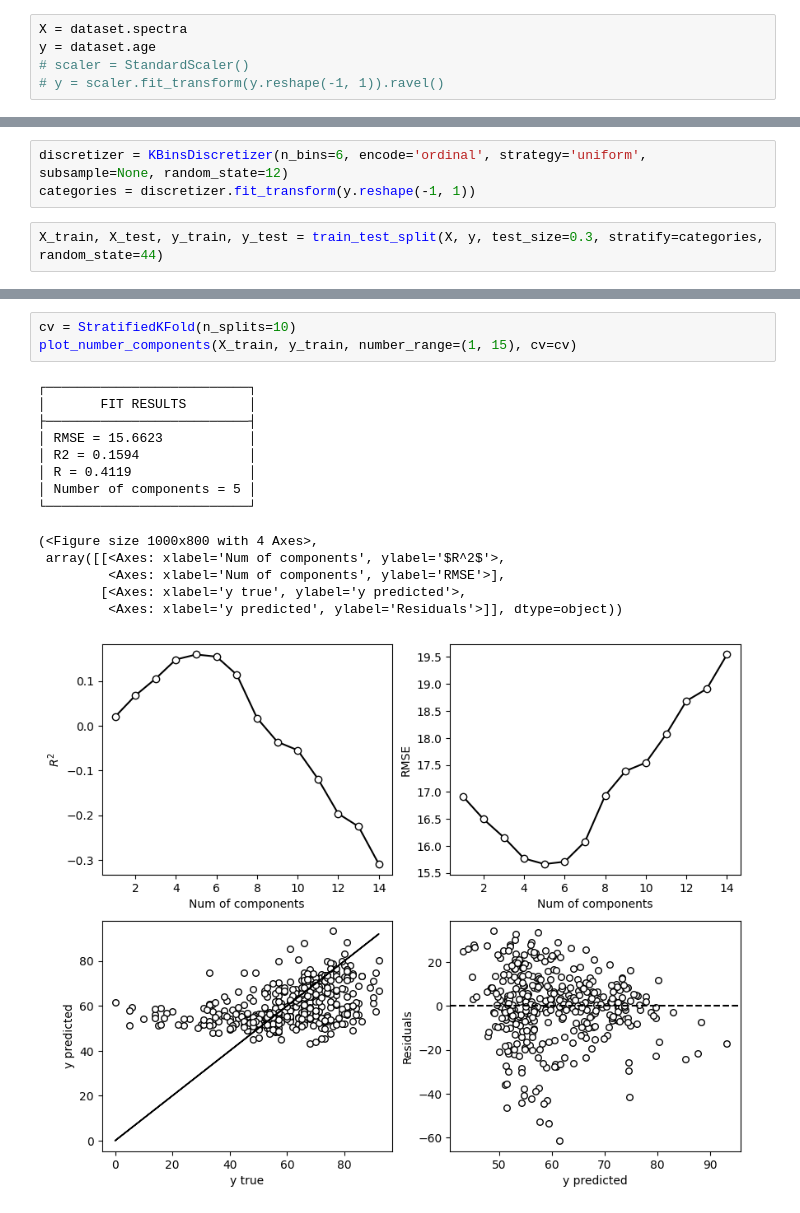
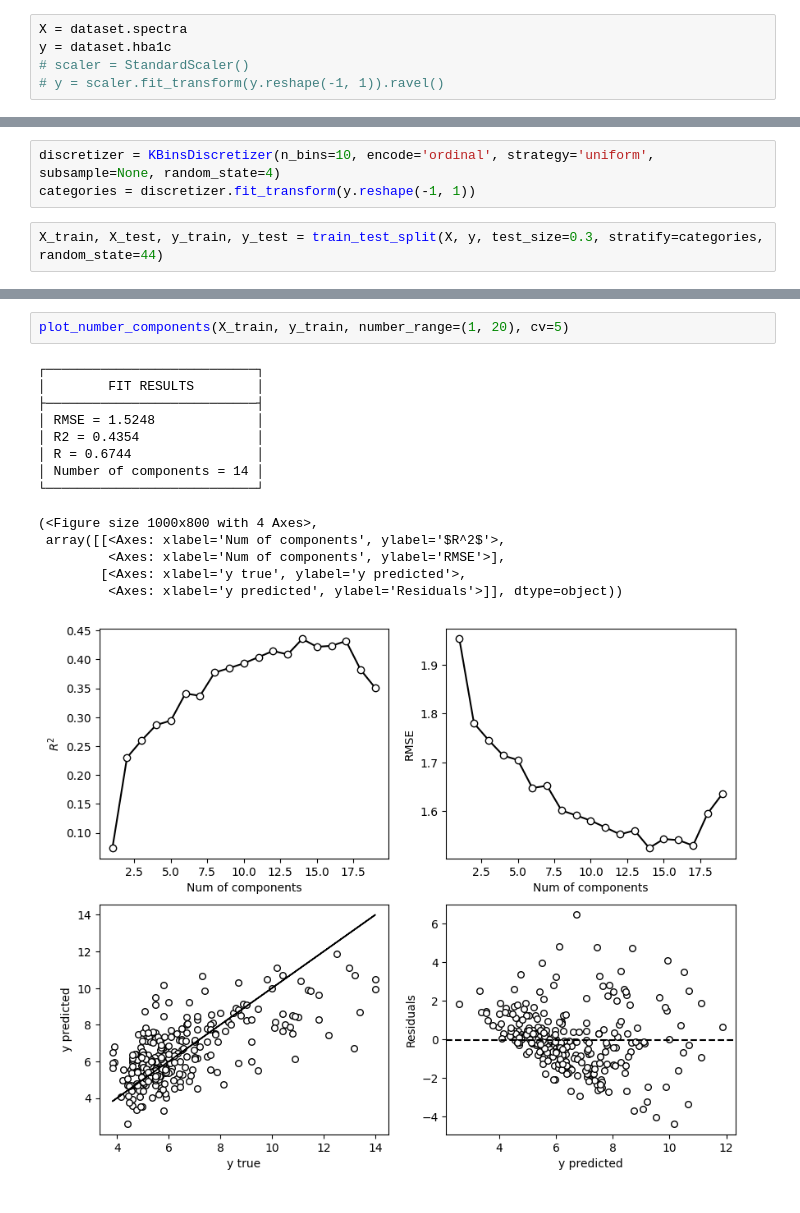
Before and after one commit to MelnychenkoM/ml_methods_hba1c, a Jupyter notebook: regression.ipynb, the cells around one changed output, grey strips where cells are left out. Drawn from its saved outputs; the diff is of its cells as text.

```diff
--- a/regression.ipynb
+++ b/regression.ipynb
@@ -44,6 +29,6 @@ dataset.data.iloc[:, :-2].T.plot(legend=False)
 # %%
 X = dataset.spectra
-y = dataset.age
+y = dataset.hba1c
 # scaler = StandardScaler()
 # y = scaler.fit_transform(y.reshape(-1, 1)).ravel()
 # %%
@@ -54,5 +39,5 @@ sns.histplot(y, kde=True)
 # %%
-discretizer = KBinsDiscretizer(n_bins=6, encode='ordinal', strategy='uniform', subsample=None, random_state=12)
+discretizer = KBinsDiscretizer(n_bins=10, encode='ordinal', strategy='uniform', subsample=None, random_state=4)
 categories = discretizer.fit_transform(y.reshape(-1, 1))
 # %%
 X_train, X_test, y_train, y_test = train_test_split(X, y, test_size=0.3, stratify=categories, random_state=44)
@@ -69,18 +54,17 @@ Text(0.5, 0, 'HbA1c')
 # %%
-cv = StratifiedKFold(n_splits=10)
-plot_number_components(X_train, y_train, number_range=(1, 15), cv=cv)
+plot_number_components(X_train, y_train, number_range=(1, 20), cv=5)
 # %% [output]
-┌──────────────────────────┐
-│       FIT RESULTS        │
-├──────────────────────────┤
-│ RMSE = 15.6623           │
-│ R2 = 0.1594              │
-│ R = 0.4119               │
-│ Number of components = 5 │
-└──────────────────────────┘
+┌───────────────────────────┐
+│        FIT RESULTS        │
+├───────────────────────────┤
+│ RMSE = 1.5248             │
+│ R2 = 0.4354               │
+│ R = 0.6744                │
+│ Number of components = 14 │
+└───────────────────────────┘
 (<Figure size 1000x800 with 4 Axes>,
  array([[<Axes: xlabel='Num of components', ylabel='$R^2$'>,
          <Axes: xlabel='Num of components', ylabel='RMSE'>],
         [<Axes: xlabel='y true', ylabel='y predicted'>,
          <Axes: xlabel='y predicted', ylabel='Residuals'>]], dtype=object))
-[figure, old version]
+[figure, new version]
```
Also changed, not shown: parts of 7 cells of this notebook, 5 other files.
